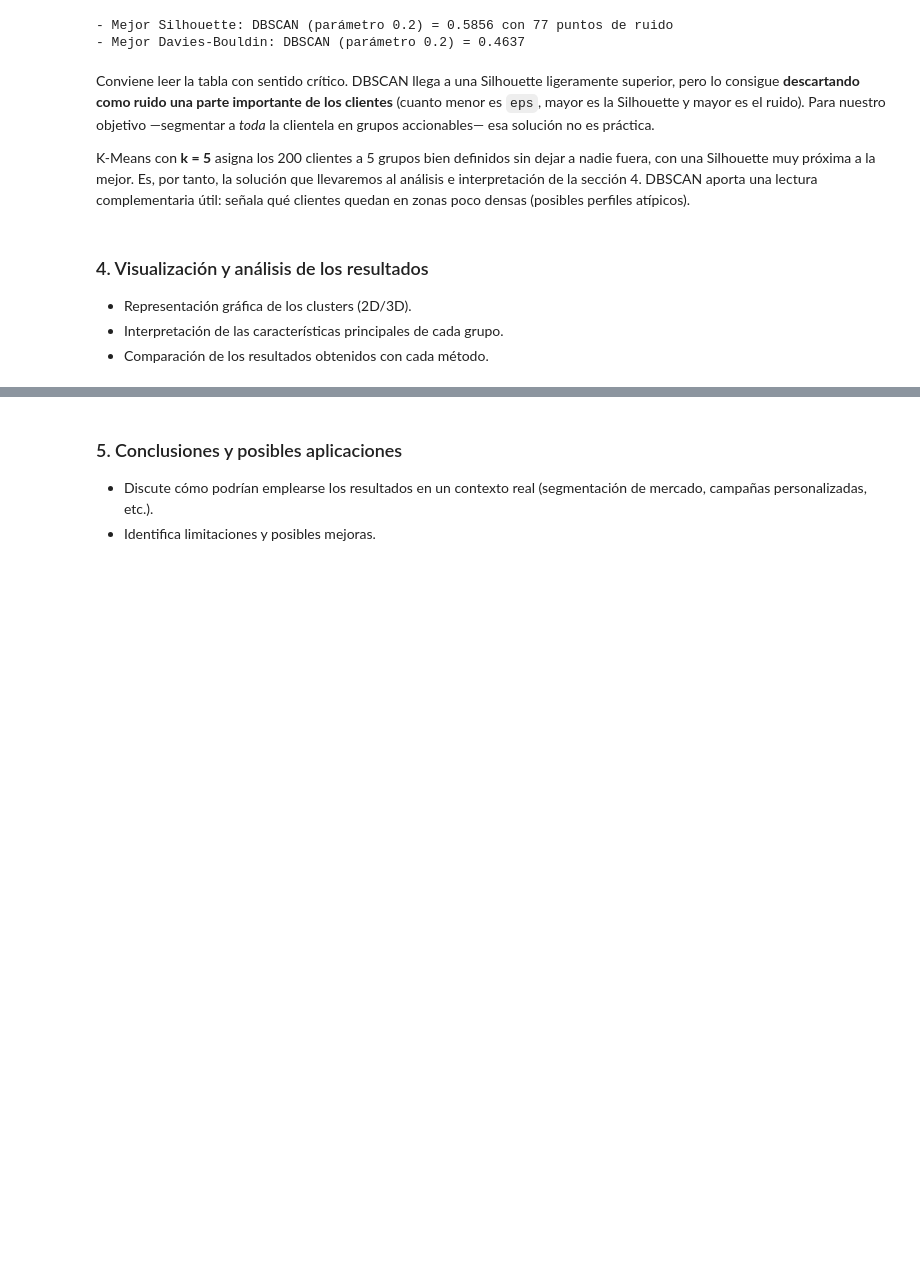
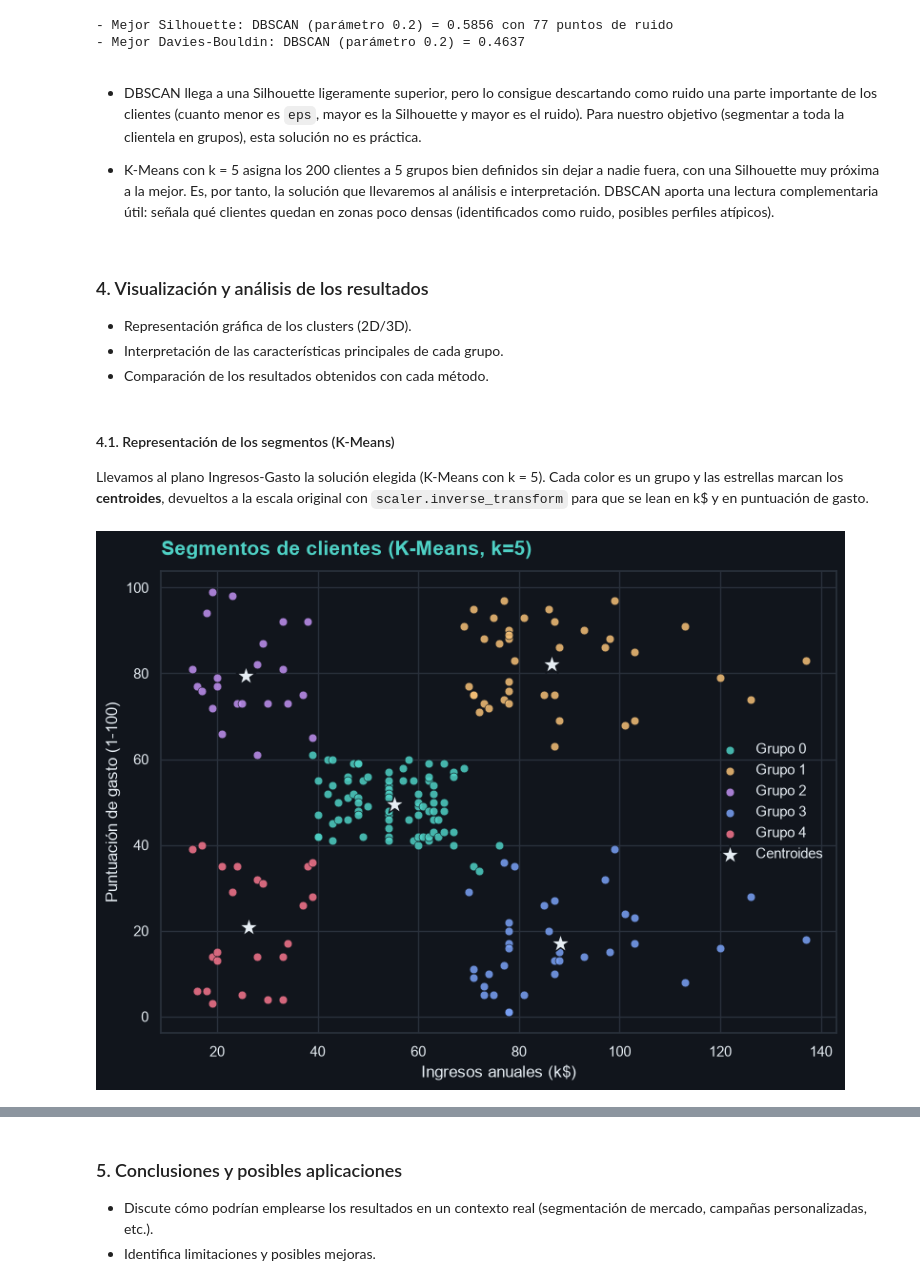
Before and after one commit to QudeCode/MSc-FIAIS-Activity-1, a Jupyter notebook: segmentacion_clientes.ipynb, the cells around one changed output, grey strips where cells are left out. Drawn from its saved outputs; the diff is of its cells as text; code cells hidden in the pictures; blank space fills up the shorter version.

```diff
--- a/segmentacion_clientes.ipynb
+++ b/segmentacion_clientes.ipynb
@@ -455,11 +463,45 @@ print(f"- Mejor Davies-Bouldin: {mejor_db['modelo']} "
 - Mejor Silhouette: DBSCAN (parámetro 0.2) = 0.5856 con 77 puntos de ruido
 - Mejor Davies-Bouldin: DBSCAN (parámetro 0.2) = 0.4637
 # %% [markdown]
-Conviene leer la tabla con sentido crítico. DBSCAN llega a una Silhouette ligeramente superior, pero lo consigue **descartando como ruido una parte importante de los clientes** (cuanto menor es `eps`, mayor es la Silhouette y mayor es el ruido). Para nuestro objetivo —segmentar a *toda* la clientela en grupos accionables— esa solución no es práctica.
+- DBSCAN llega a una Silhouette ligeramente superior, pero lo consigue descartando como ruido una parte importante de los clientes (cuanto menor es `eps`, mayor es la Silhouette y mayor es el ruido). Para nuestro objetivo (segmentar a toda la clientela en grupos), esta solución no es práctica.
 
-K-Means con **k = 5** asigna los 200 clientes a 5 grupos bien definidos sin dejar a nadie fuera, con una Silhouette muy próxima a la mejor. Es, por tanto, la solución que llevaremos al análisis e interpretación de la sección 4. DBSCAN aporta una lectura complementaria útil: señala qué clientes quedan en zonas poco densas (posibles perfiles atípicos).
+- K-Means con k = 5 asigna los 200 clientes a 5 grupos bien definidos sin dejar a nadie fuera, con una Silhouette muy próxima a la mejor. Es, por tanto, la solución que llevaremos al análisis e interpretación. DBSCAN aporta una lectura complementaria útil: señala qué clientes quedan en zonas poco densas (identificados como ruido, posibles perfiles atípicos).
 # %% [markdown]
 ### 4. Visualización y análisis de los resultados
 - Representación gráfica de los clusters (2D/3D).
 - Interpretación de las características principales de cada grupo.
 - Comparación de los resultados obtenidos con cada método.
+# %% [markdown]
+#### 4.1. Representación de los segmentos (K-Means)
+
+Llevamos al plano Ingresos-Gasto la solución elegida (K-Means con k = 5). Cada color es un grupo y las estrellas marcan los **centroides**, devueltos a la escala original con `scaler.inverse_transform` para que se lean en k$ y en puntuación de gasto.
+# %%
+# Representamos los 5 grupos de K-Means en el plano Ingresos-Gasto
+modelo_kmeans, etiquetas_kmeans = kmeans_por_k[5]
+
+# Centroides devueltos a la escala original (k$ y puntuación 1-100)
+centros = scaler.inverse_transform(modelo_kmeans.cluster_centers_)
+
+plt.figure(figsize=(8, 6))
+for grupo in range(5):
+    mask = etiquetas_kmeans == grupo
+    plt.scatter(
+        df_num["Annual Income (k$)"][mask],
+        df_num["Spending Score (1-100)"][mask],
+        s=40, alpha=0.85, color=PALETA[grupo],
+        edgecolor=FONDO, linewidth=0.5, label=f"Grupo {grupo}",
+    )
+
+# Centroides (estrellas)
+plt.scatter(centros[:, 0], centros[:, 1], s=240, marker="*",
+            color=TEXTO, edgecolor=FONDO, linewidth=1.0, label="Centroides")
+
+plt.xlabel("Ingresos anuales (k$)")
+plt.ylabel("Puntuación de gasto (1-100)")
+plt.title("Segmentos de clientes (K-Means, k=5)")
+plt.legend()
+plt.tight_layout()
+plt.savefig("figuras/4.1-clusters_kmeans.png", dpi=150, bbox_inches="tight")
+plt.show()
+# %% [output]
+[figure, added]
```
Also changed, not shown: parts of 15 cells of this notebook, 11 other files.
